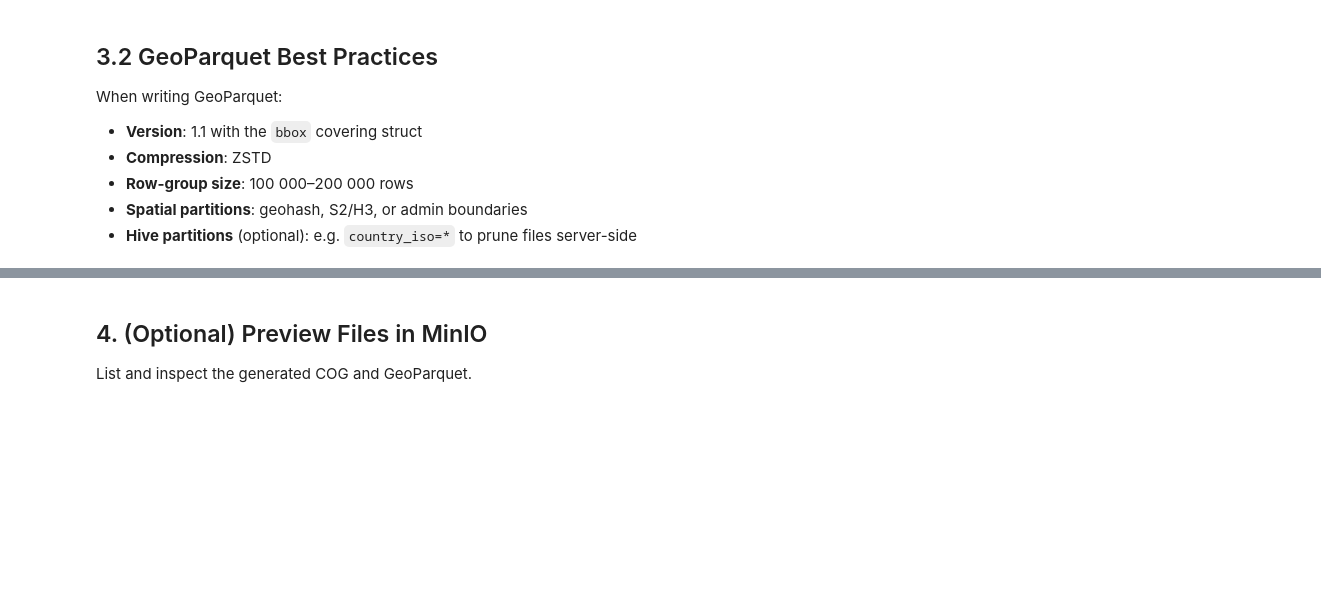
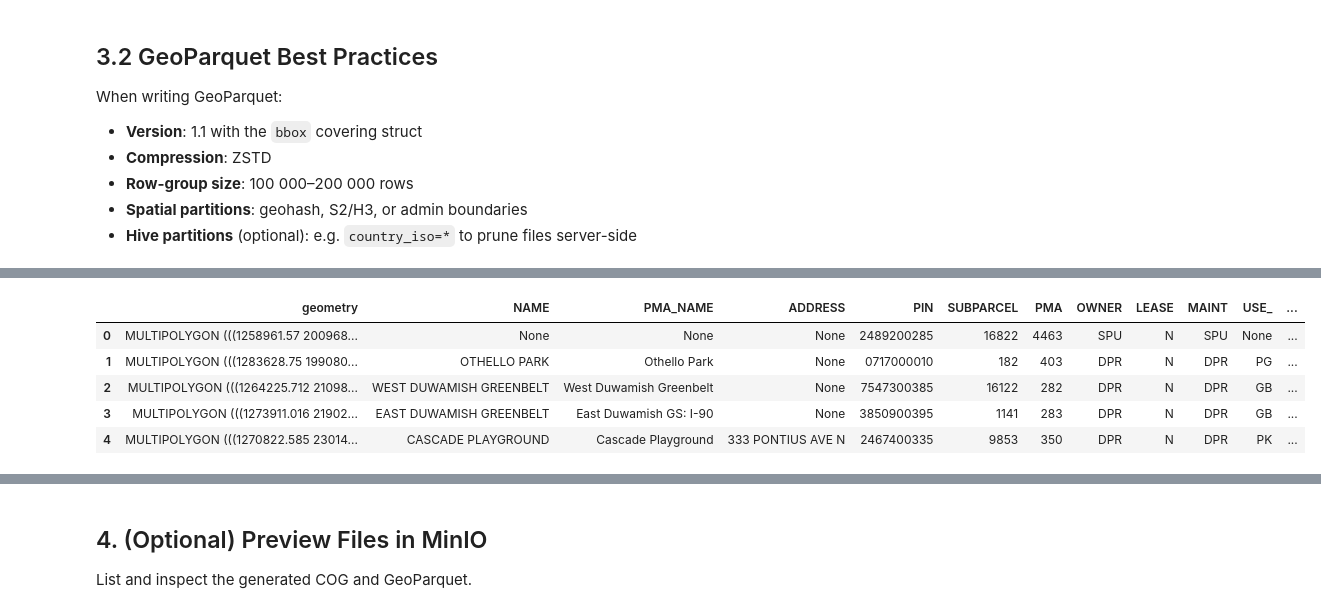
Before and after one commit to modern-gis/e1-cloud-native-files, a Jupyter notebook: notebook.ipynb, the cells around one changed output, grey strips where cells are left out. Cells and saved outputs as stored; diff of their text form; code cells hidden in the pictures; blank space fills up the shorter version.

Commit message:
data

```diff
--- a/notebook.ipynb
+++ b/notebook.ipynb
@@ -149,0 +207,29 @@ print("GeoParquet written at", out_pq)
+# %%
+# Cell 2: Load parks.gpkg into GeoDataFrame
+import io
+import geopandas as gpd
+from fiona.io import MemoryFile
+
+# Exercise: point to where your parks.gpkg lives
+prefix    = "e1-input"                 # TODO: adjust if needed
+gpkg_key  = f"{prefix}/parks.gpkg"     # TODO
+
+# 1️⃣ Fetch the file as raw bytes
+resp = store.get(gpkg_key)
+raw_bytes = resp.bytes()
+buf = io.BytesIO(raw_bytes)
+
+# 2️⃣ Load with Fiona’s MemoryFile
+with MemoryFile(file_or_bytes=buf) as memf:
+    with memf.open() as src:
+        gdf = gpd.GeoDataFrame.from_features(src, crs=src.crs)
+
+# Inspect
+gdf.head()
+# %% [output]
+|  | geometry | NAME | PMA_NAME | ADDRESS | PIN | SUBPARCEL | PMA | OWNER | LEASE | MAINT | USE_ | ... |
+| 0 | MULTIPOLYGON (((1258961.57 200968... | None | None | None | 2489200285 | 16822 | 4463 | SPU | N | SPU | None | ... |
+| 1 | MULTIPOLYGON (((1283628.75 199080... | OTHELLO PARK | Othello Park | None | 0717000010 | 182 | 403 | DPR | N | DPR | PG | ... |
+| 2 | MULTIPOLYGON (((1264225.712 21098... | WEST DUWAMISH GREENBELT | West Duwamish Greenbelt | None | 7547300385 | 16122 | 282 | DPR | N | DPR | GB | ... |
+| 3 | MULTIPOLYGON (((1273911.016 21902... | EAST DUWAMISH GREENBELT | East Duwamish GS: I-90 | None | 3850900395 | 1141 | 283 | DPR | N | DPR | GB | ... |
+| 4 | MULTIPOLYGON (((1270822.585 23014... | CASCADE PLAYGROUND | Cascade Playground | 333 PONTIUS AVE N | 2467400335 | 9853 | 350 | DPR | N | DPR | PK | ... |
```
Also changed, not shown: parts of 25 cells of this notebook, 6 other files.
